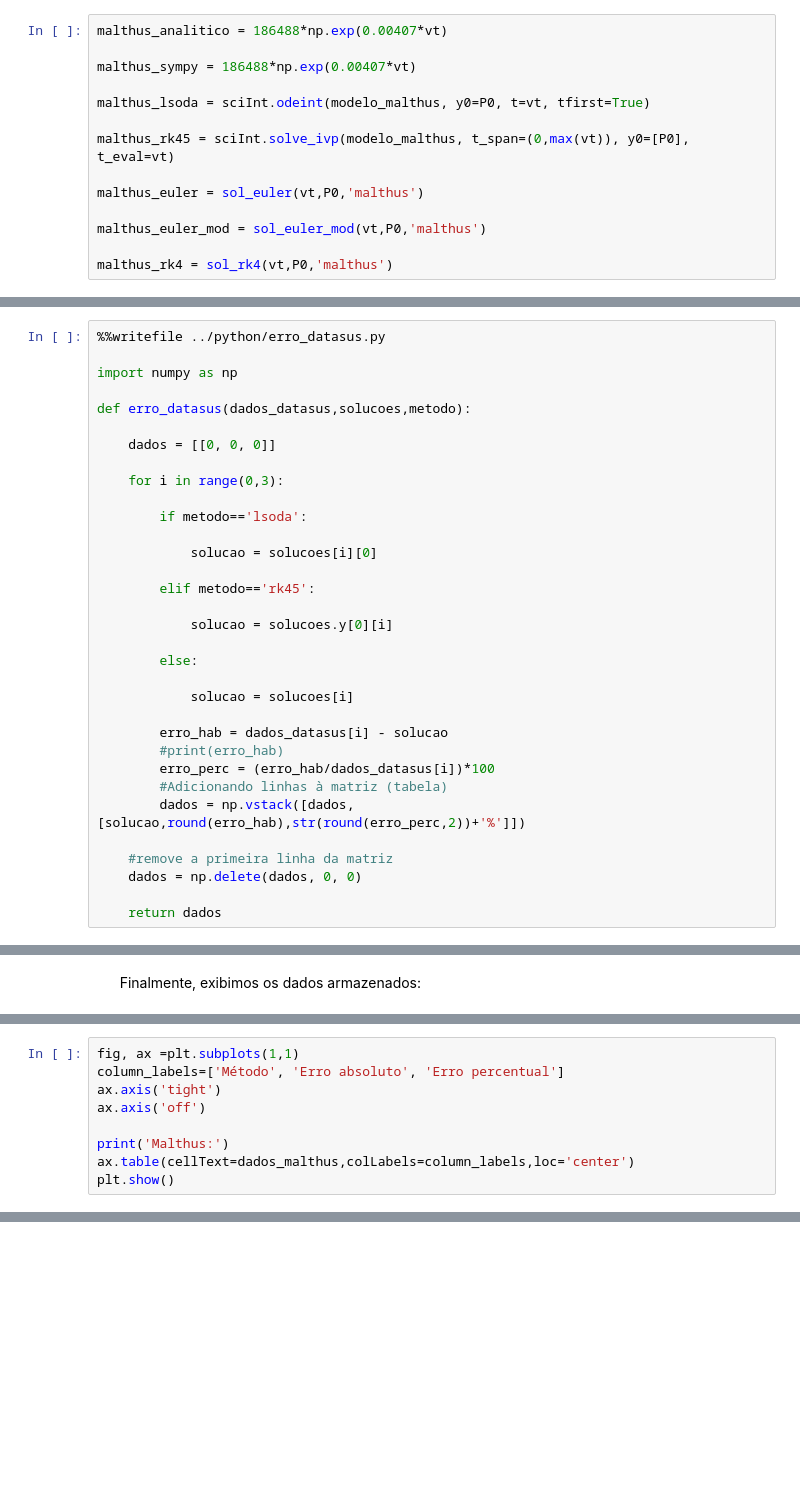
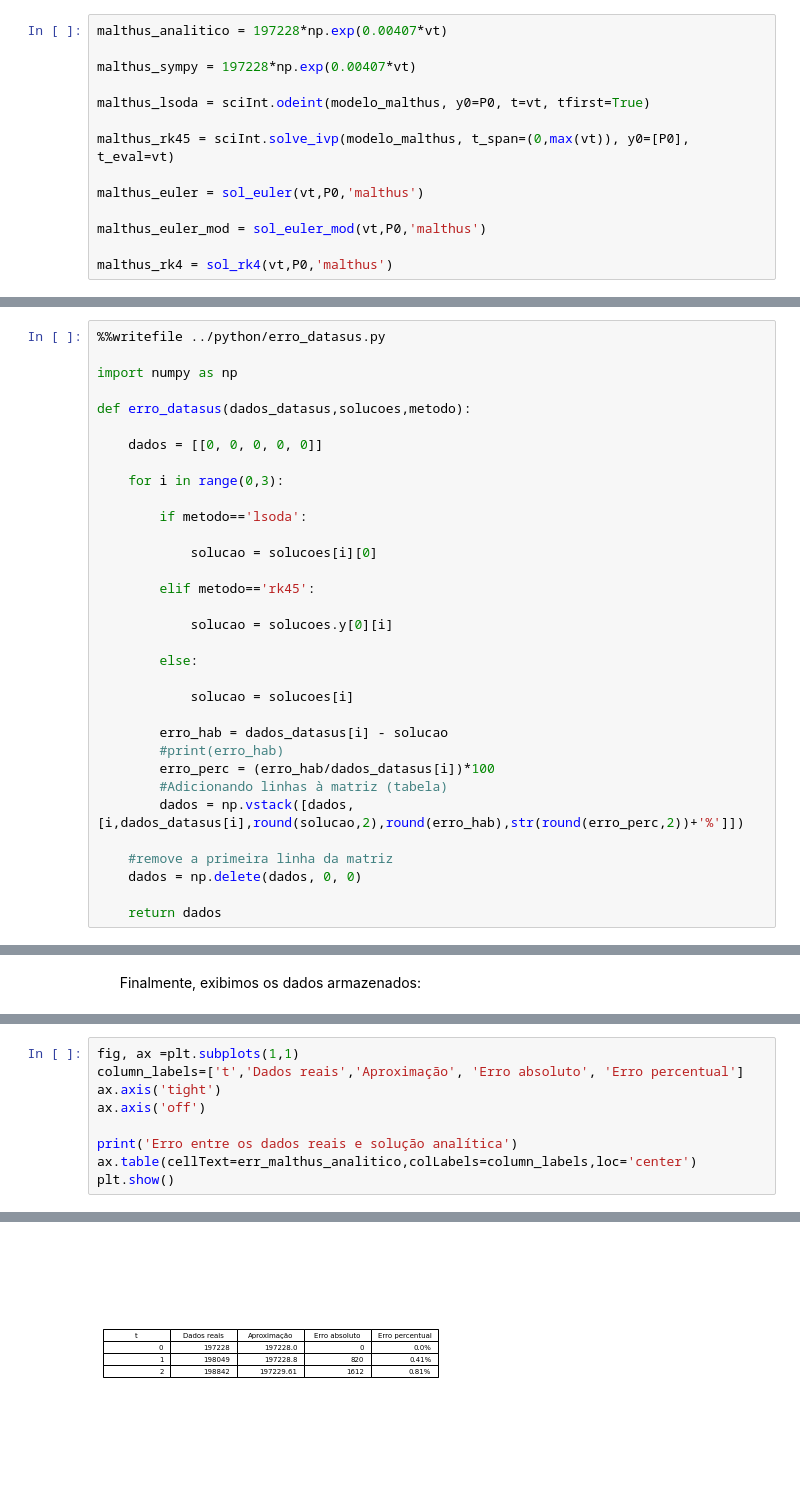
Before and after one commit to LaboratorioIPythonFURG/Modelo-Populacional-Malthus, a Jupyter notebook: Jupyter/8_comparativo.ipynb, the cells around one changed output, grey strips where cells are left out. Cells and saved outputs as stored; diff of their text form; blank space fills up the shorter version.

```diff
--- a/Jupyter/8_comparativo.ipynb
+++ b/Jupyter/8_comparativo.ipynb
@@ -44,9 +44,9 @@ vt = np.arange(ti,tf,h) #Intervalo de 10 à 21 anos com passo h
 # %% [markdown]
 &nbsp; &nbsp; &nbsp; Obtendo solução analítica e segundo os métodos <b>LSODA</b>, <b>RK45</b>, <b>Euler</b>, <b>Euler modificado</b> e <b>RK4</b> para o modelo de <b>Malthus</b>:
 # %%
-malthus_analitico = 186488*np.exp(0.00407*vt)
+malthus_analitico = 197228*np.exp(0.00407*vt)
 
-malthus_sympy = 186488*np.exp(0.00407*vt)
+malthus_sympy = 197228*np.exp(0.00407*vt)
 
 malthus_lsoda = sciInt.odeint(modelo_malthus, y0=P0, t=vt, tfirst=True)
 
@@ -88,7 +88,7 @@ import numpy as np
 
 def erro_datasus(dados_datasus,solucoes,metodo):
 
-    dados = [[0, 0, 0]]
+    dados = [[0, 0, 0, 0, 0]]
 
     for i in range(0,3):
 
@@ -108,7 +108,7 @@ def erro_datasus(dados_datasus,solucoes,metodo):
         #print(erro_hab)
         erro_perc = (erro_hab/dados_datasus[i])*100
         #Adicionando linhas à matriz (tabela)
-        dados = np.vstack([dados,[solucao,round(erro_hab),str(round(erro_perc,2))+'%']])
+        dados = np.vstack([dados,[i,dados_datasus[i],round(solucao,2),round(erro_hab),str(round(erro_perc,2))+'%']])
 
     #remove a primeira linha da matriz
     dados = np.delete(dados, 0, 0)
@@ -149,9 +165,10 @@ TypeError: erro_datasus() missing 1 required positional argument: 'metodo'
 # %%
 fig, ax =plt.subplots(1,1)
-column_labels=['Método', 'Erro absoluto', 'Erro percentual']
+column_labels=['t','Dados reais','Aproximação', 'Erro absoluto', 'Erro percentual']
 ax.axis('tight')
 ax.axis('off')
 
-print('Malthus:')
-ax.table(cellText=dados_malthus,colLabels=column_labels,loc='center')
+print('Erro entre os dados reais e solução analítica')
+ax.table(cellText=err_malthus_analitico,colLabels=column_labels,loc='center')
 plt.show()
+# %% [output]
@@ -157,0 +176 @@ plt.show()
+[figure, added]
```
Also changed, not shown: parts of 37 cells of this notebook, 15 other files.
